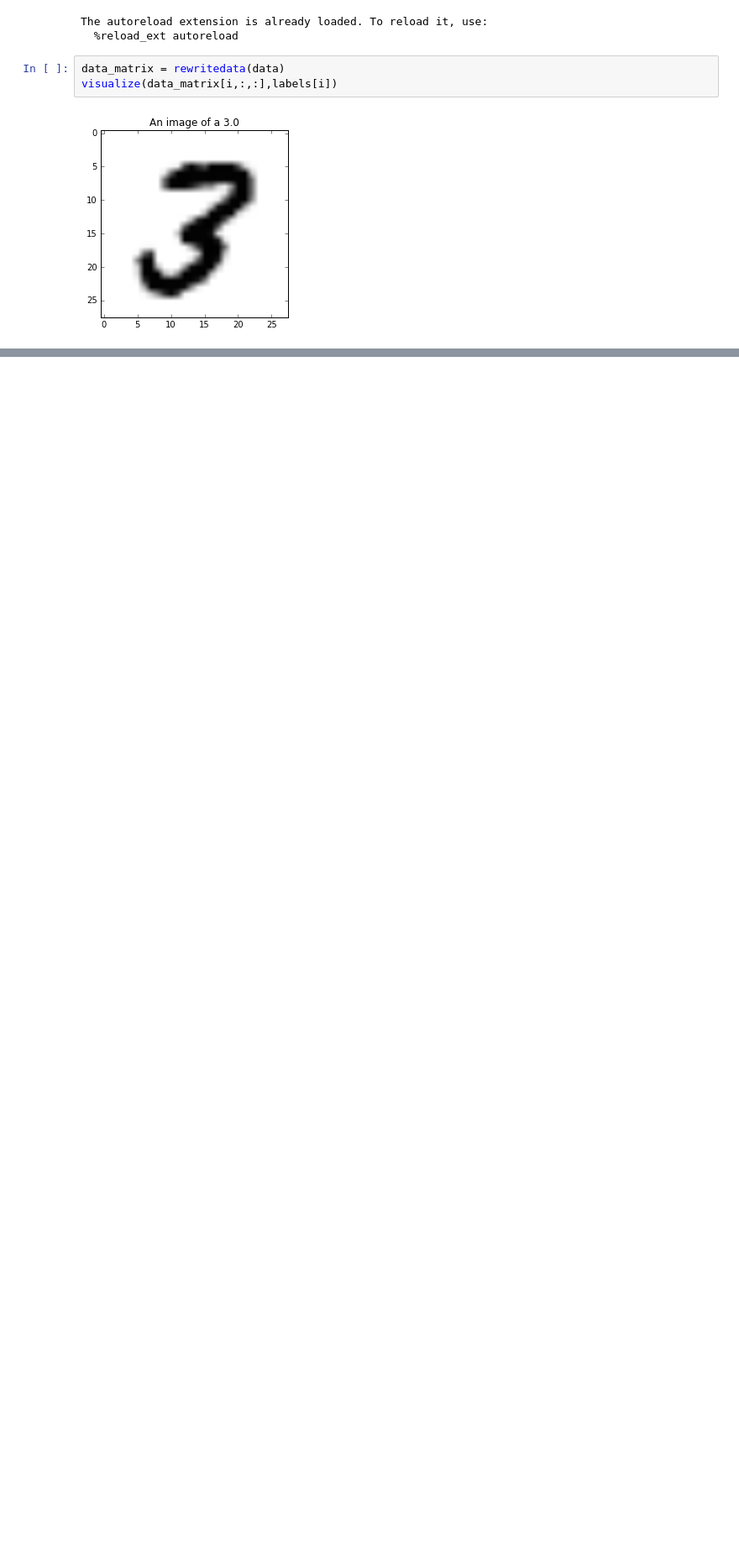
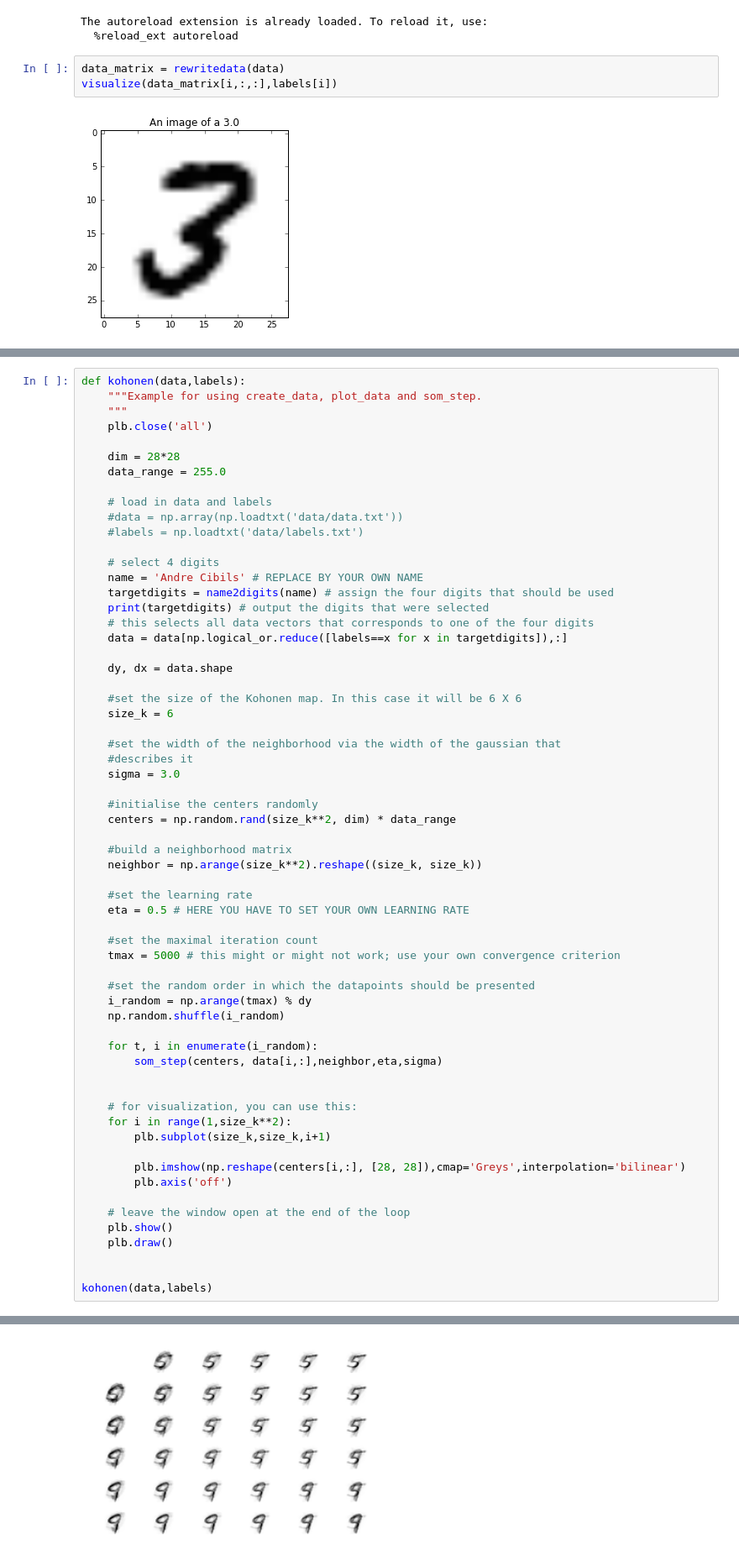
Before and after one commit to AndreCI/NeuralNetwork_proj1, a Jupyter notebook: src/notebook.ipynb, the cells around one changed output, grey strips where cells are left out. Shown at 84% size. Cells and saved outputs as stored; diff of their text form; blank space fills up the shorter version.

```diff
--- a/src/notebook.ipynb
+++ b/src/notebook.ipynb
@@ -27,0 +22,63 @@ kohonen(data,labels)
+# %%
+def kohonen(data,labels):
+    """Example for using create_data, plot_data and som_step.
+    """
+    plb.close('all')
+
+    dim = 28*28
+    data_range = 255.0
+
+    # load in data and labels
+    #data = np.array(np.loadtxt('data/data.txt'))
+    #labels = np.loadtxt('data/labels.txt')
+
+    # select 4 digits
+    name = 'Andre Cibils' # REPLACE BY YOUR OWN NAME
+    targetdigits = name2digits(name) # assign the four digits that should be used
+    print(targetdigits) # output the digits that were selected
+    # this selects all data vectors that corresponds to one of the four digits
+    data = data[np.logical_or.reduce([labels==x for x in targetdigits]),:]
+
+    dy, dx = data.shape
+
+    #set the size of the Kohonen map. In this case it will be 6 X 6
+    size_k = 6
+
+    #set the width of the neighborhood via the width of the gaussian that
+    #describes it
+    sigma = 3.0
+
+    #initialise the centers randomly
+    centers = np.random.rand(size_k**2, dim) * data_range
+
+    #build a neighborhood matrix
+    neighbor = np.arange(size_k**2).reshape((size_k, size_k))
+
+    #set the learning rate
+    eta = 0.5 # HERE YOU HAVE TO SET YOUR OWN LEARNING RATE
+
+    #set the maximal iteration count
+    tmax = 5000 # this might or might not work; use your own convergence criterion
+
+    #set the random order in which the datapoints should be presented
+    i_random = np.arange(tmax) % dy
+    np.random.shuffle(i_random)
+
+    for t, i in enumerate(i_random):
+        som_step(centers, data[i,:],neighbor,eta,sigma)
+
+
+    # for visualization, you can use this:
+    for i in range(1,size_k**2):
+        plb.subplot(size_k,size_k,i+1)
+
+        plb.imshow(np.reshape(centers[i,:], [28, 28]),cmap='Greys',interpolation='bilinear')
+        plb.axis('off')
+
+    # leave the window open at the end of the loop
+    plb.show()
+    plb.draw()
+
+
+kohonen(data,labels)
+# %% [output]
@@ -27,0 +86 @@ kohonen(data,labels)
+[figure, added]
```
Also changed, not shown: parts of 2 cells of this notebook, 1 other file.
